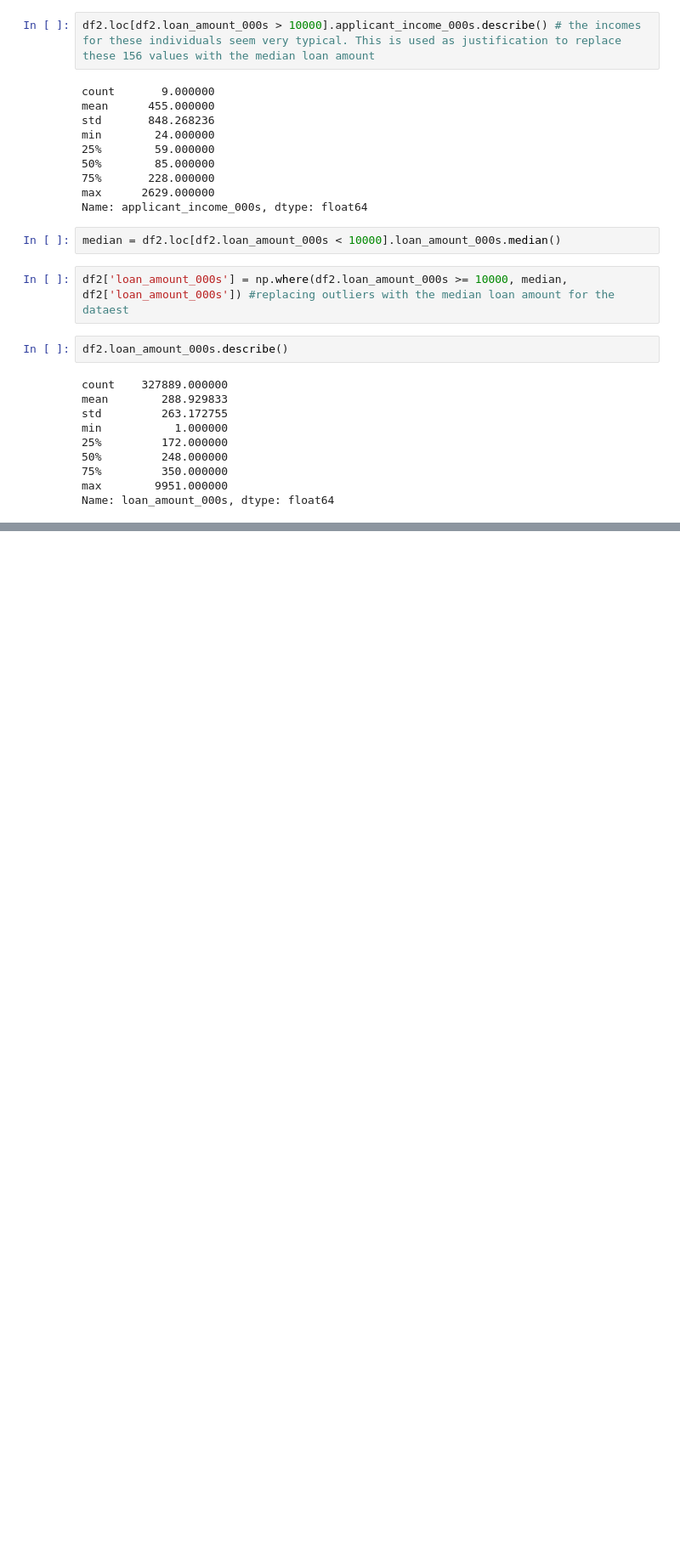
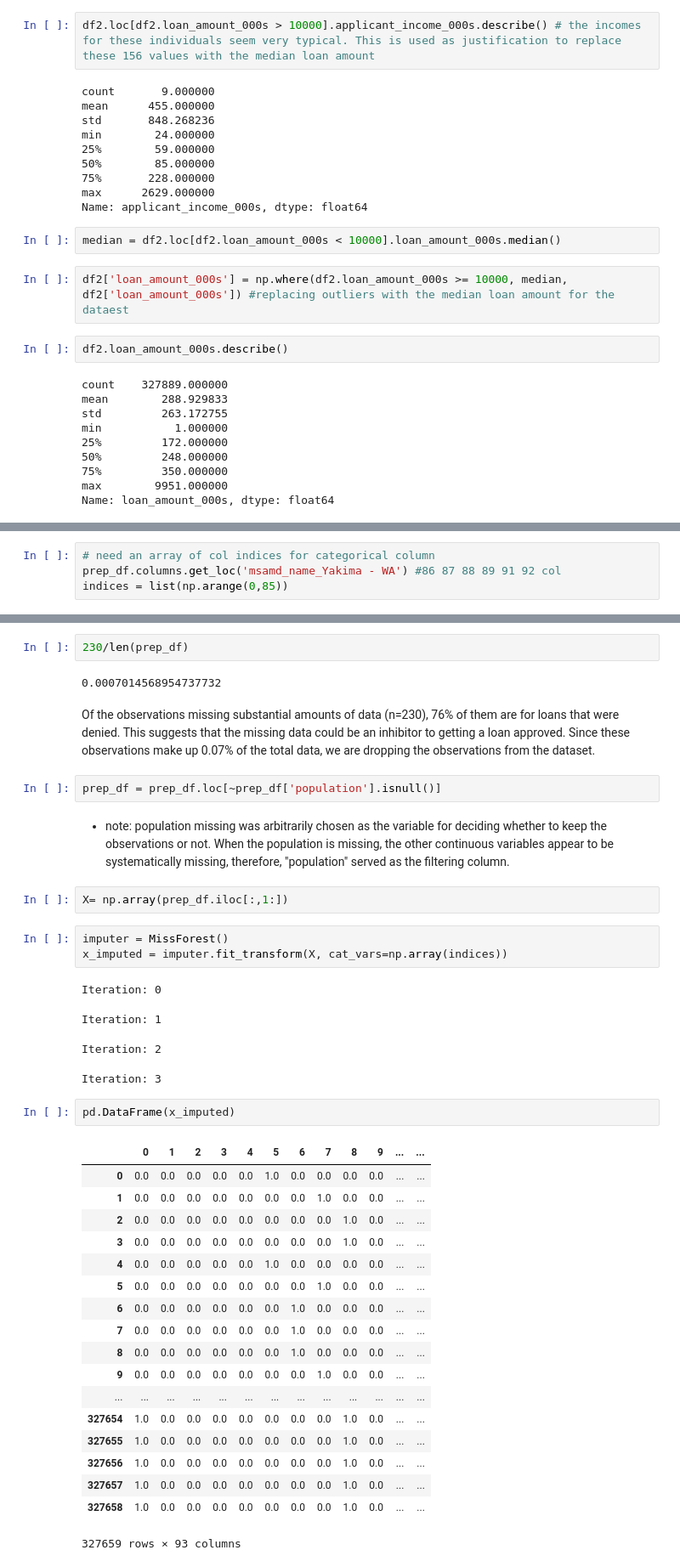
Before and after one commit to paigedilmore/Mortgage-Approvals-WA-State, a Jupyter notebook: Predicting loan denials and approvals.ipynb, the cells around one changed output, grey strips where cells are left out. Shown at 85% size. Cells and saved outputs as stored; diff of their text form; blank space fills up the shorter version.

Commit message:
imputation of missing values, addition of unique identifier

```diff
--- a/Predicting loan denials and approvals.ipynb
+++ b/Predicting loan denials and approvals.ipynb
@@ -221,0 +330,4 @@ Name: loan_amount_000s, dtype: float64
+# %%
+# need an array of col indices for categorical column
+prep_df.columns.get_loc('msamd_name_Yakima - WA') #86 87 88 89 91 92 col
+indices = list(np.arange(0,85))
@@ -221,0 +396,41 @@ Name: loan_amount_000s, dtype: float64
+# %%
+230/len(prep_df)
+# %% [output]
+0.0007014568954737732
+# %% [markdown]
+Of the observations missing substantial amounts of data (n=230), 76% of them are for loans that were denied. This suggests that the missing data could be an inhibitor to getting a loan approved. Since these observations make up 0.07% of the total data, we are dropping the observations from the dataset.
+# %%
+prep_df = prep_df.loc[~prep_df['population'].isnull()]
+# %% [markdown]
+* note: population missing was arbitrarily chosen as the variable for deciding whether to keep the observations or not. When the population is missing, the other continuous variables appear to be systematically missing, therefore, "population" served as the filtering column.
+# %%
+X= np.array(prep_df.iloc[:,1:])
+# %%
+imputer = MissForest()
+x_imputed = imputer.fit_transform(X, cat_vars=np.array(indices))
+# %% [output]
+Iteration: 0
+Iteration: 1
+Iteration: 2
+Iteration: 3
+# %%
+pd.DataFrame(x_imputed)
+# %% [output]
+|  | 0 | 1 | 2 | 3 | 4 | 5 | 6 | 7 | 8 | 9 | ... | ... |
+| 0 | 0.0 | 0.0 | 0.0 | 0.0 | 0.0 | 1.0 | 0.0 | 0.0 | 0.0 | 0.0 | ... | ... |
+| 1 | 0.0 | 0.0 | 0.0 | 0.0 | 0.0 | 0.0 | 0.0 | 1.0 | 0.0 | 0.0 | ... | ... |
+| 2 | 0.0 | 0.0 | 0.0 | 0.0 | 0.0 | 0.0 | 0.0 | 0.0 | 1.0 | 0.0 | ... | ... |
+| 3 | 0.0 | 0.0 | 0.0 | 0.0 | 0.0 | 0.0 | 0.0 | 0.0 | 1.0 | 0.0 | ... | ... |
+| 4 | 0.0 | 0.0 | 0.0 | 0.0 | 0.0 | 1.0 | 0.0 | 0.0 | 0.0 | 0.0 | ... | ... |
+| 5 | 0.0 | 0.0 | 0.0 | 0.0 | 0.0 | 0.0 | 0.0 | 1.0 | 0.0 | 0.0 | ... | ... |
+| 6 | 0.0 | 0.0 | 0.0 | 0.0 | 0.0 | 0.0 | 1.0 | 0.0 | 0.0 | 0.0 | ... | ... |
+| 7 | 0.0 | 0.0 | 0.0 | 0.0 | 0.0 | 0.0 | 1.0 | 0.0 | 0.0 | 0.0 | ... | ... |
+| 8 | 0.0 | 0.0 | 0.0 | 0.0 | 0.0 | 0.0 | 1.0 | 0.0 | 0.0 | 0.0 | ... | ... |
+| 9 | 0.0 | 0.0 | 0.0 | 0.0 | 0.0 | 0.0 | 0.0 | 1.0 | 0.0 | 0.0 | ... | ... |
+| ... | ... | ... | ... | ... | ... | ... | ... | ... | ... | ... | ... | ... |
+| 327654 | 1.0 | 0.0 | 0.0 | 0.0 | 0.0 | 0.0 | 0.0 | 0.0 | 1.0 | 0.0 | ... | ... |
+| 327655 | 1.0 | 0.0 | 0.0 | 0.0 | 0.0 | 0.0 | 0.0 | 0.0 | 1.0 | 0.0 | ... | ... |
+| 327656 | 1.0 | 0.0 | 0.0 | 0.0 | 0.0 | 0.0 | 0.0 | 0.0 | 1.0 | 0.0 | ... | ... |
+| 327657 | 1.0 | 0.0 | 0.0 | 0.0 | 0.0 | 0.0 | 0.0 | 0.0 | 1.0 | 0.0 | ... | ... |
+| 327658 | 1.0 | 0.0 | 0.0 | 0.0 | 0.0 | 0.0 | 0.0 | 0.0 | 1.0 | 0.0 | ... | ... |
+327659 rows × 93 columns
```
Also changed, not shown: parts of 35 cells of this notebook.
